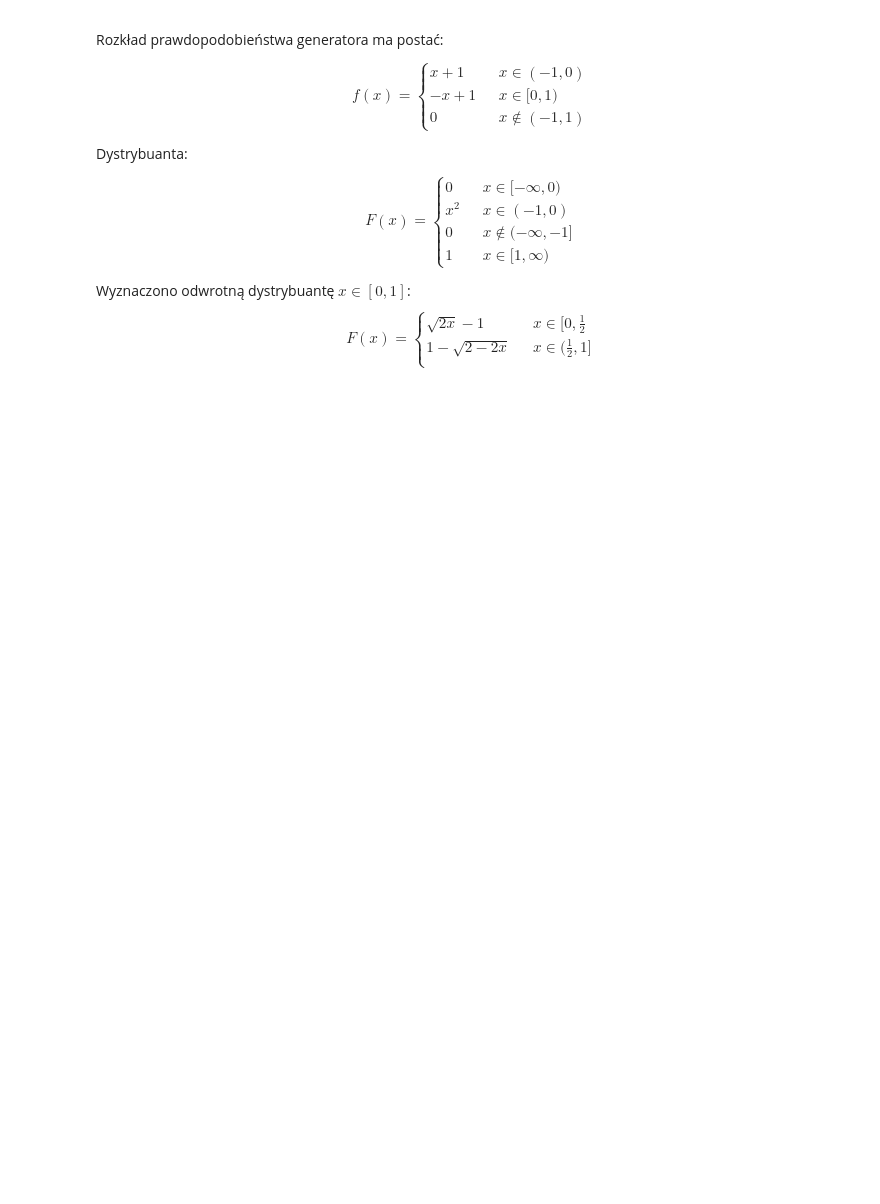
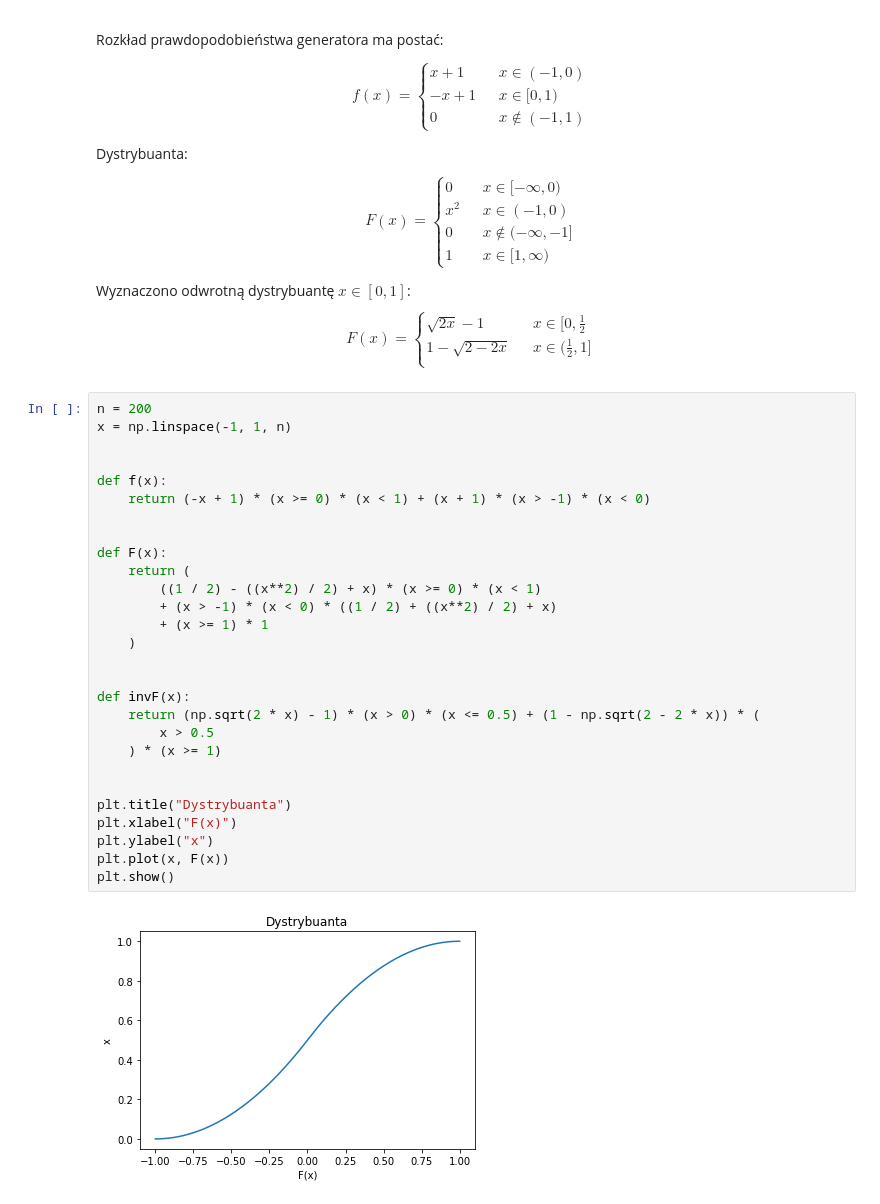
Before and after one commit to John15321/iims, a Jupyter notebook: lab0.ipynb, the cells around one changed output. Cells and saved outputs as stored; diff of their text form; blank space fills up the shorter version.

```diff
--- a/lab0.ipynb
+++ b/lab0.ipynb
@@ -300,3 +300,33 @@ F(x) =
     1-\sqrt{2-2x}   & \quad x\in (\frac{1}{2}, 1]\\
   \end{cases}
 $$
+# %%
+n = 200
+x = np.linspace(-1, 1, n)
+
+
+def f(x):
+    return (-x + 1) * (x >= 0) * (x < 1) + (x + 1) * (x > -1) * (x < 0)
+
+
+def F(x):
+    return (
+        ((1 / 2) - ((x**2) / 2) + x) * (x >= 0) * (x < 1)
+        + (x > -1) * (x < 0) * ((1 / 2) + ((x**2) / 2) + x)
+        + (x >= 1) * 1
+    )
+
+
+def invF(x):
+    return (np.sqrt(2 * x) - 1) * (x > 0) * (x <= 0.5) + (1 - np.sqrt(2 - 2 * x)) * (
+        x > 0.5
+    ) * (x >= 1)
+
+
+plt.title("Dystrybuanta")
+plt.xlabel("F(x)")
+plt.ylabel("x")
+plt.plot(x, F(x))
+plt.show()
+# %% [output]
+[figure, added]
```
Also changed, not shown: parts of 1 cell of this notebook.
